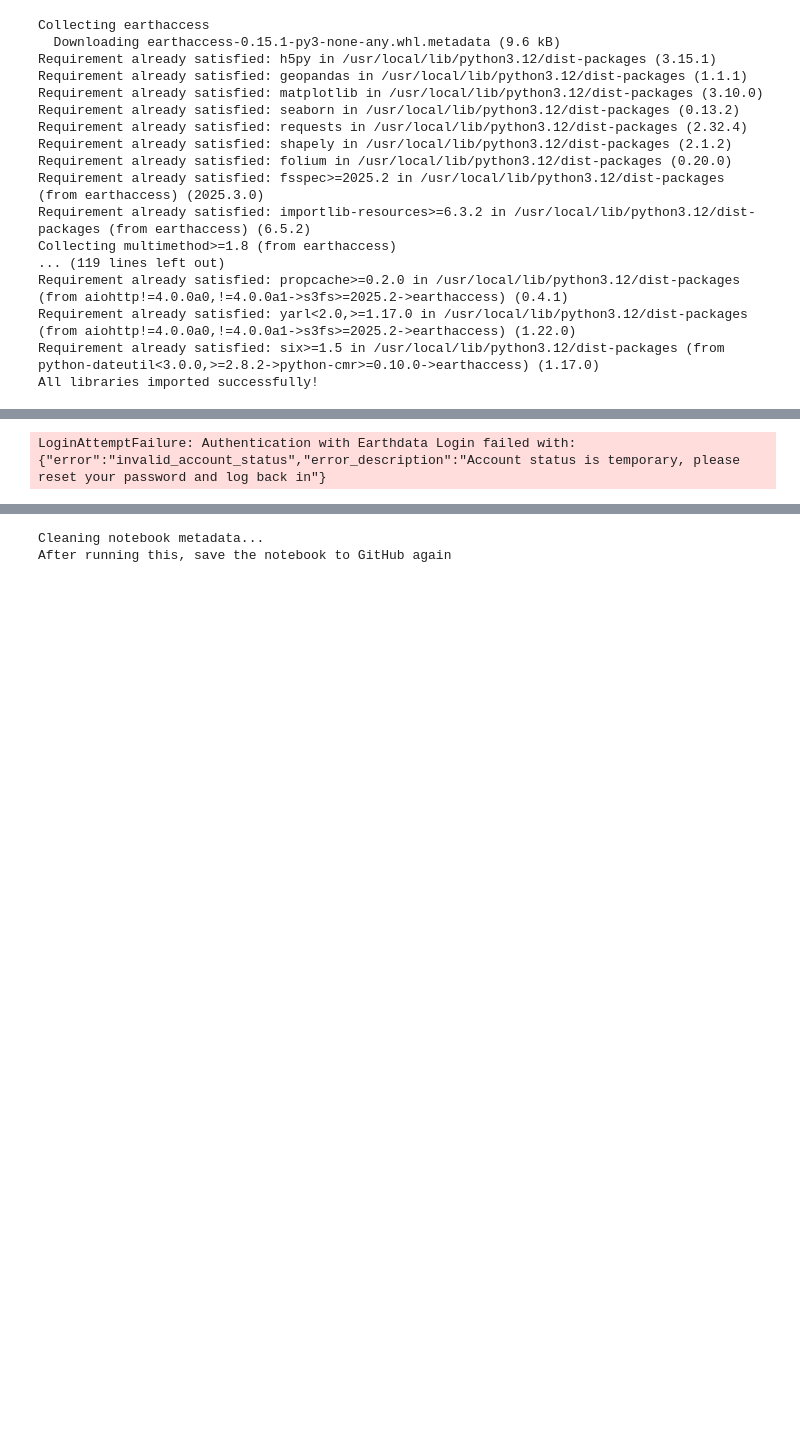
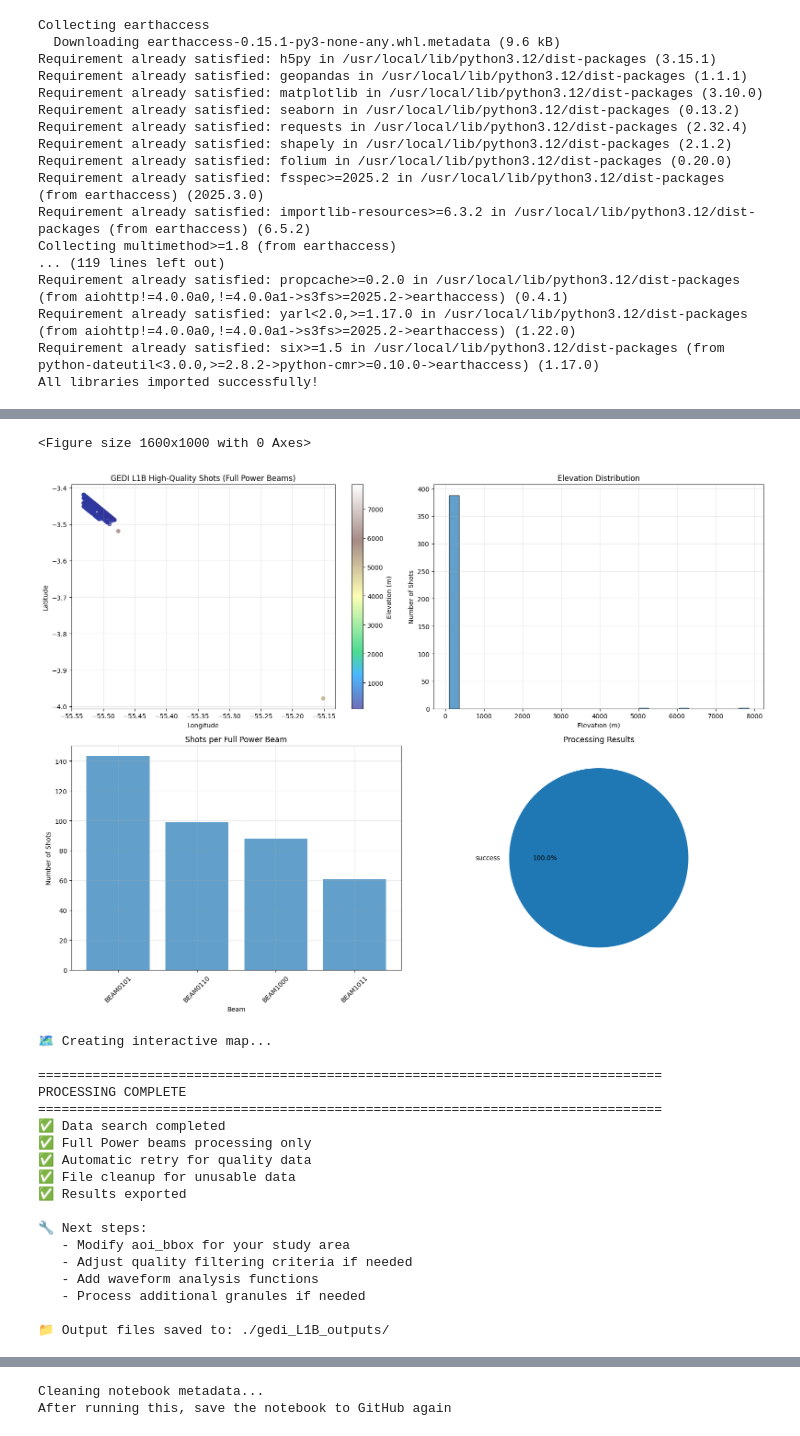
Before and after one commit to souza-eab/full_waveform_lidar_training, a Jupyter notebook: gedi_l1b_processing.ipynb, the cells around one changed output, grey strips where cells are left out. Cells and saved outputs as stored; diff of their text form; code cells hidden in the pictures; blank space fills up the shorter version.

```diff
--- a/gedi_l1b_processing.ipynb
+++ b/gedi_l1b_processing.ipynb
@@ -54,7 +54,10 @@ else:
 
 # Define your Area of Interest (AOI)
 # Example: William Bankhead National Forest and surrounding area near Double Springs, AL
-aoi_bbox = [-87.41, 34.24, -87.35, 34.28]  # [min_lon, min_lat, max_lon, max_lat]
+#aoi_bbox = [-87.41, 34.24, -87.35, 34.28]  # [min_lon, min_lat, max_lon, max_lat]
+
+#Adaptado para Floresta Nacional Tapajós - PARÁ, BRASIL
+aoi_bbox = [-55.53136579767795,-4.1712651787547905, -54.35582868830295,-2.36154174735364]
 
 print(f"Area of Interest (Bounding Box): {aoi_bbox}")
 print(f"Longitude range: {aoi_bbox[0]} to {aoi_bbox[2]}")
@@ -613,5 +646,23 @@ ERROR:earthaccess.auth:Authentication with Earthdata Login failed with:
-LoginAttemptFailure: Authentication with Earthdata Login failed with:
-{"error":"invalid_account_status","error_description":"Account status is temporary, please reset your password and log back in"}
+<Figure size 1600x1000 with 0 Axes>
+[figure, added]
+🗺️ Creating interactive map...
+
+================================================================================
+PROCESSING COMPLETE
+================================================================================
+✅ Data search completed
+✅ Full Power beams processing only
+✅ Automatic retry for quality data
+✅ File cleanup for unusable data
+✅ Results exported
+
+🔧 Next steps:
+   - Modify aoi_bbox for your study area
+   - Adjust quality filtering criteria if needed
+   - Add waveform analysis functions
+   - Process additional granules if needed
+
+📁 Output files saved to: ./gedi_L1B_outputs/
 # %%
 # GEDI L1B Waveform Visualization - Simplified Version
 # Run this AFTER the main processing code block has completed successfully
```
Also changed, not shown: parts of 2 cells of this notebook.
